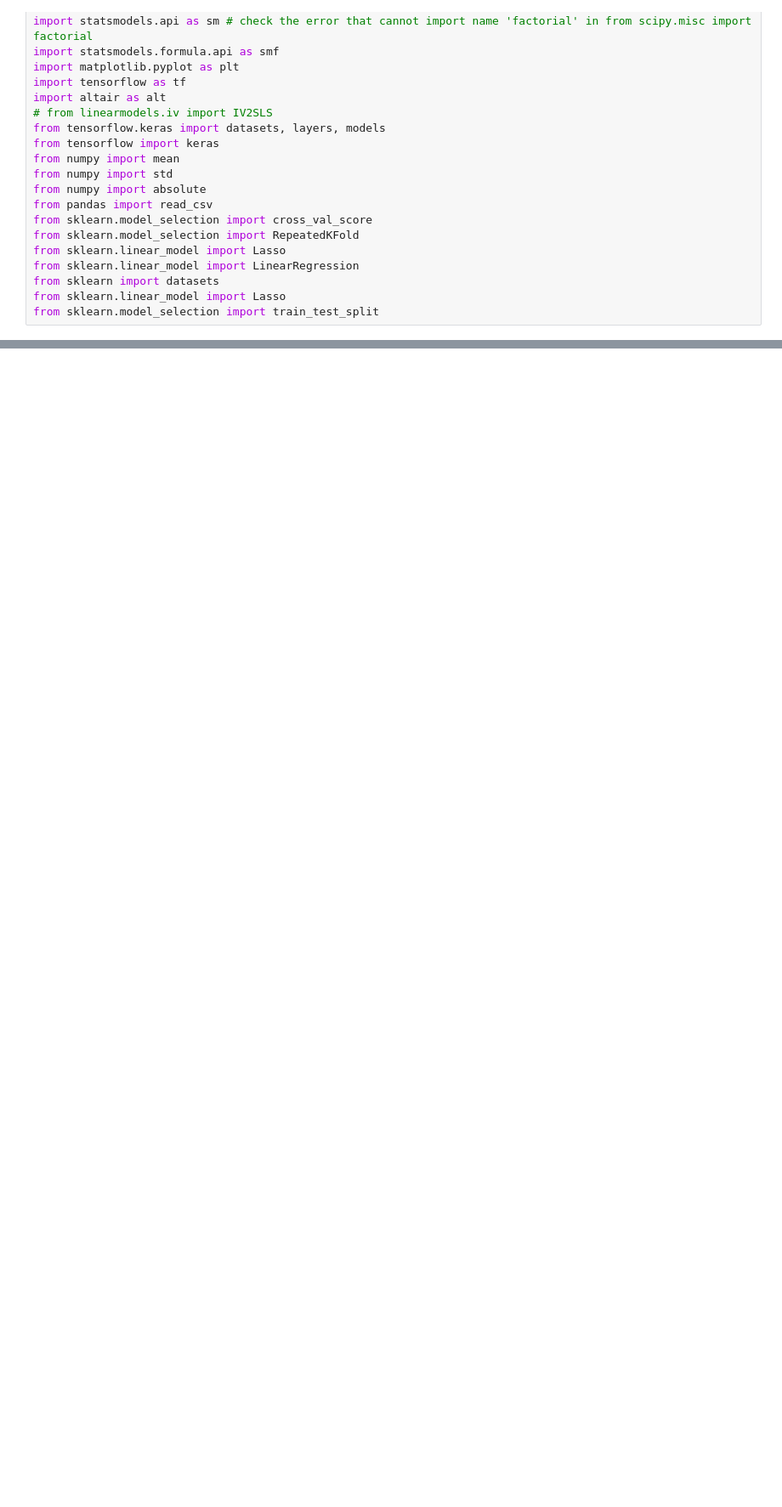
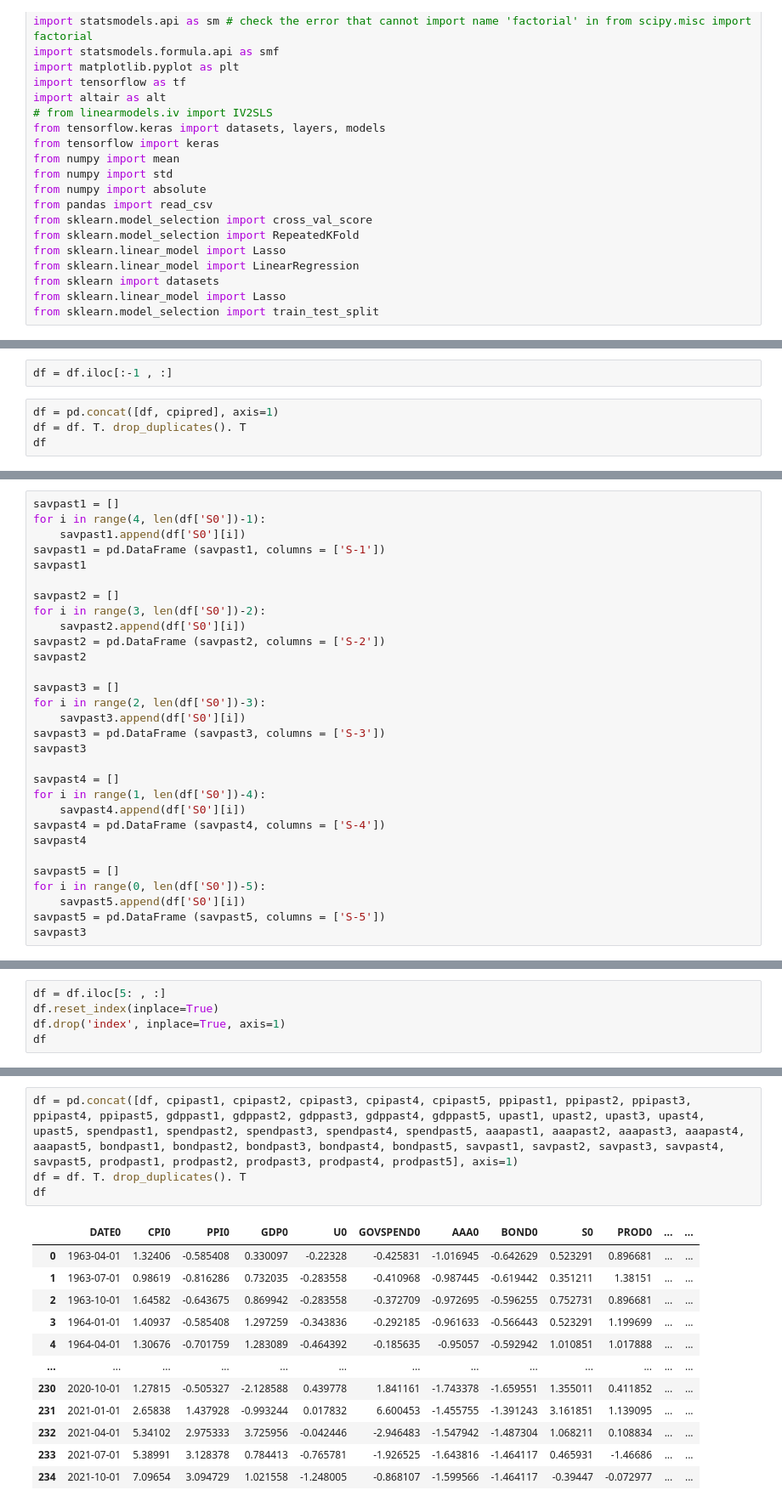
Before and after one commit to timider/dscproj, a Jupyter notebook: dscmid.ipynb, the cells around one changed output, grey strips where cells are left out. Shown at 85% size. Drawn from its saved outputs; the diff is of its cells as text; blank space fills up the shorter version.

```diff
--- a/dscmid.ipynb
+++ b/dscmid.ipynb
@@ -31,0 +106,6 @@ from sklearn.model_selection import train_test_split
+# %%
+df = df.iloc[:-1 , :]
+# %%
+df = pd.concat([df, cpipred], axis=1)
+df = df. T. drop_duplicates(). T
+df
@@ -31,0 +537,30 @@ from sklearn.model_selection import train_test_split
+# %%
+savpast1 = []
+for i in range(4, len(df['S0'])-1):
+    savpast1.append(df['S0'][i])
+savpast1 = pd.DataFrame (savpast1, columns = ['S-1'])
+savpast1
+
+savpast2 = []
+for i in range(3, len(df['S0'])-2):
+    savpast2.append(df['S0'][i])
+savpast2 = pd.DataFrame (savpast2, columns = ['S-2'])
+savpast2
+
+savpast3 = []
+for i in range(2, len(df['S0'])-3):
+    savpast3.append(df['S0'][i])
+savpast3 = pd.DataFrame (savpast3, columns = ['S-3'])
+savpast3
+
+savpast4 = []
+for i in range(1, len(df['S0'])-4):
+    savpast4.append(df['S0'][i])
+savpast4 = pd.DataFrame (savpast4, columns = ['S-4'])
+savpast4
+
+savpast5 = []
+for i in range(0, len(df['S0'])-5):
+    savpast5.append(df['S0'][i])
+savpast5 = pd.DataFrame (savpast5, columns = ['S-5'])
+savpast3
@@ -31,0 +625,5 @@ from sklearn.model_selection import train_test_split
+# %%
+df = df.iloc[5: , :]
+df.reset_index(inplace=True)
+df.drop('index', inplace=True, axis=1)
+df
@@ -31,0 +648,17 @@ from sklearn.model_selection import train_test_split
+# %%
+df = pd.concat([df, cpipast1, cpipast2, cpipast3, cpipast4, cpipast5, ppipast1, ppipast2, ppipast3, ppipast4, ppipast5, gdppast1, gdppast2, gdppast3, gdppast4, gdppast5, upast1, upast2, upast3, upast4, upast5, spendpast1, spendpast2, spendpast3, spendpast4, spendpast5, aaapast1, aaapast2, aaapast3, aaapast4, aaapast5, bondpast1, bondpast2, bondpast3, bondpast4, bondpast5, savpast1, savpast2, savpast3, savpast4, savpast5, prodpast1, prodpast2, prodpast3, prodpast4, prodpast5], axis=1)
+df = df. T. drop_duplicates(). T
+df
+# %% [output]
+|  | DATE0 | CPI0 | PPI0 | GDP0 | U0 | GOVSPEND0 | AAA0 | BOND0 | S0 | PROD0 | ... | ... |
+| 0 | 1963-04-01 | 1.32406 | -0.585408 | 0.330097 | -0.22328 | -0.425831 | -1.016945 | -0.642629 | 0.523291 | 0.896681 | ... | ... |
+| 1 | 1963-07-01 | 0.98619 | -0.816286 | 0.732035 | -0.283558 | -0.410968 | -0.987445 | -0.619442 | 0.351211 | 1.38151 | ... | ... |
+| 2 | 1963-10-01 | 1.64582 | -0.643675 | 0.869942 | -0.283558 | -0.372709 | -0.972695 | -0.596255 | 0.752731 | 0.896681 | ... | ... |
+| 3 | 1964-01-01 | 1.40937 | -0.585408 | 1.297259 | -0.343836 | -0.292185 | -0.961633 | -0.566443 | 0.523291 | 1.199699 | ... | ... |
+| 4 | 1964-04-01 | 1.30676 | -0.701759 | 1.283089 | -0.464392 | -0.185635 | -0.95057 | -0.592942 | 1.010851 | 1.017888 | ... | ... |
+| ... | ... | ... | ... | ... | ... | ... | ... | ... | ... | ... | ... | ... |
+| 230 | 2020-10-01 | 1.27815 | -0.505327 | -2.128588 | 0.439778 | 1.841161 | -1.743378 | -1.659551 | 1.355011 | 0.411852 | ... | ... |
+| 231 | 2021-01-01 | 2.65838 | 1.437928 | -0.993244 | 0.017832 | 6.600453 | -1.455755 | -1.391243 | 3.161851 | 1.139095 | ... | ... |
+| 232 | 2021-04-01 | 5.34102 | 2.975333 | 3.725956 | -0.042446 | -2.946483 | -1.547942 | -1.487304 | 1.068211 | 0.108834 | ... | ... |
+| 233 | 2021-07-01 | 5.38991 | 3.128378 | 0.784413 | -0.765781 | -1.926525 | -1.643816 | -1.464117 | 0.465931 | -1.46686 | ... | ... |
+| 234 | 2021-10-01 | 7.09654 | 3.094729 | 1.021558 | -1.248005 | -0.868107 | -1.599566 | -1.464117 | -0.39447 | -0.072977 | ... | ... |
```
Also changed, not shown: parts of 32 cells of this notebook.
